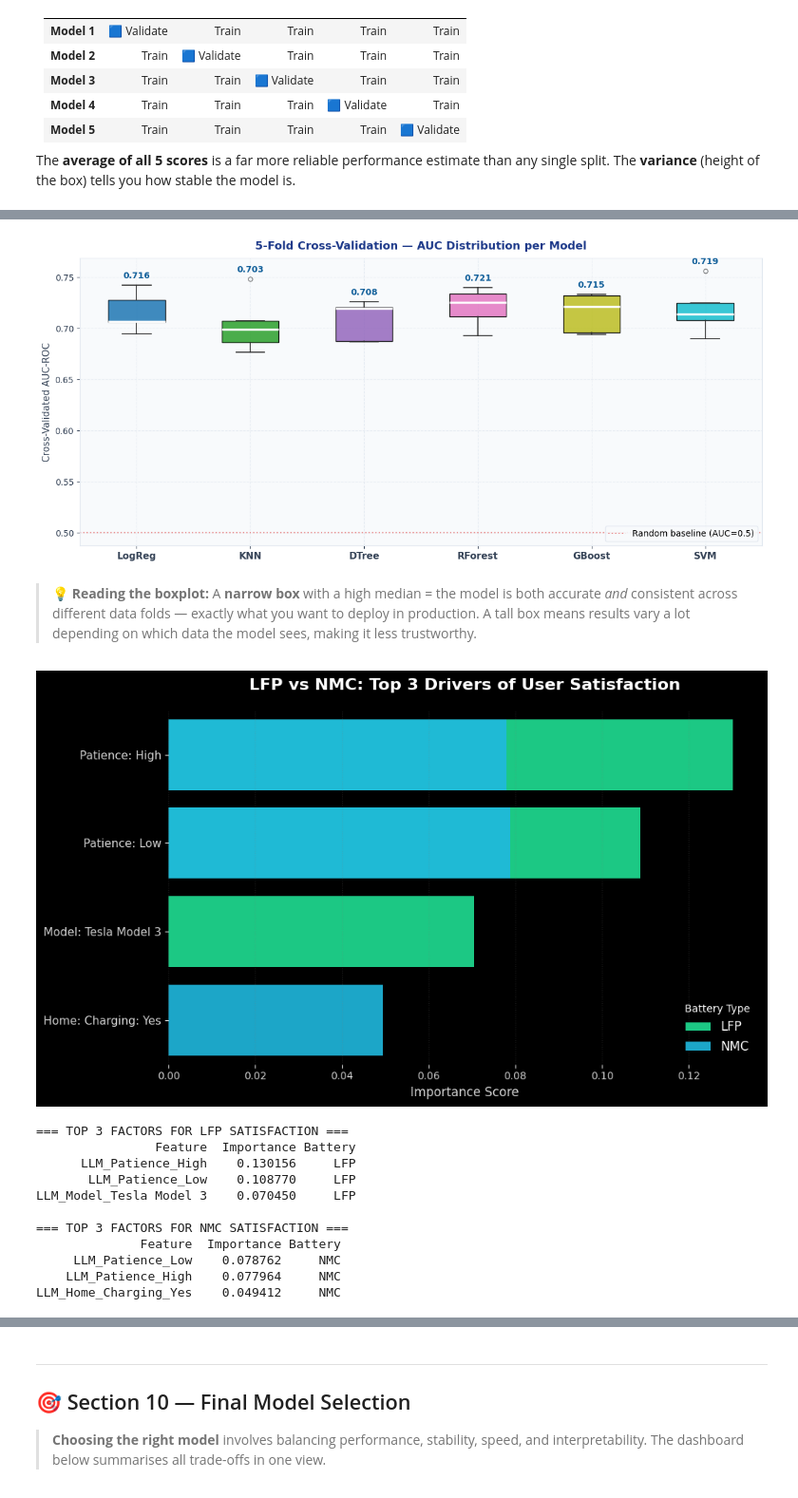
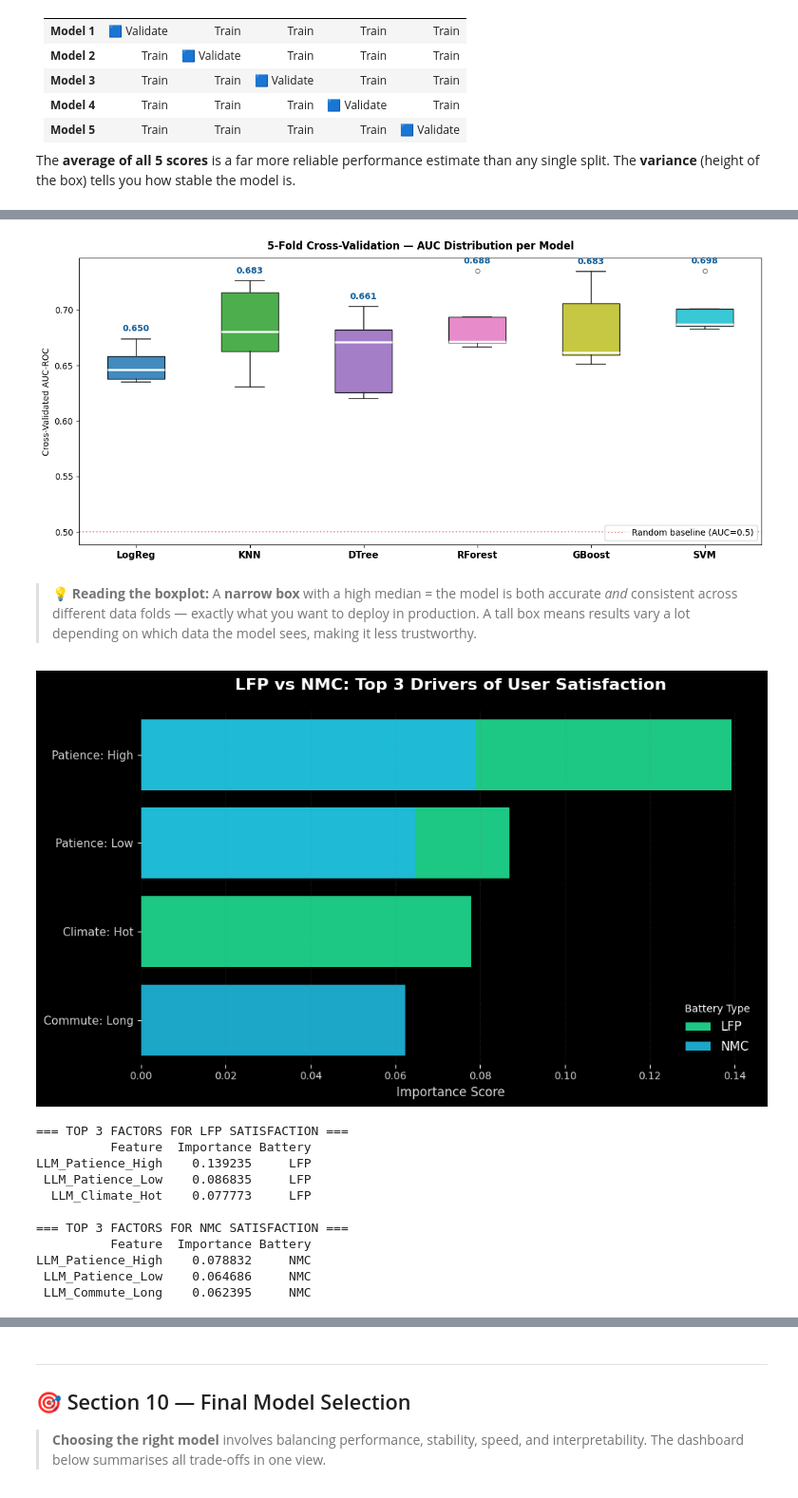
Before and after one commit to emrerkut/EV-Sentiment-Analysis--NMC-vs-LFP-, a Jupyter notebook: ML_Classification_Training_Evaluation_EV_Battery.ipynb, the cells around one changed output, grey strips where cells are left out. Shown at 95% size. Saved outputs shown, nothing was run; the diff lists cells and outputs as text; code cells hidden in the pictures.

```diff
--- a/ML_Classification_Training_Evaluation_EV_Battery.ipynb
+++ b/ML_Classification_Training_Evaluation_EV_Battery.ipynb
@@ -224,7 +224,7 @@ import pandas as pd
 import numpy as np
 
 # Load dataset
-df = pd.read_csv("data_will_use/reddit_training_data_before_final.csv")
+df = pd.read_csv("data_will_use/reddit_training_data_roberta_final_new.csv")
 
 TARGET = "LLM_Satisfaction"
 FEATURES = [c for c in df.columns if c != TARGET]
@@ -1183,7 +1183,7 @@ for i, name in enumerate(model_names):
 plt.tight_layout()
 plt.show()
 # %% [output]
-[figure, old version]
+[figure, new version]
 # %% [markdown]
 > 💡 **Reading the boxplot:** A **narrow box** with a high median = the model is both accurate *and* consistent across different data folds — exactly what you want to deploy in production. A tall box means results vary a lot depending on which data the model sees, making it less trustworthy.
 # %%
@@ -1196,11 +1196,11 @@ from sklearn.preprocessing import OneHotEncoder
 from sklearn.compose import ColumnTransformer
 from sklearn.pipeline import Pipeline
 
-# Fill NaNs to prevent errors
-df.fillna("Unknown", inplace=True)
+
+
 
 # Include all relevant features
-features = ['LLM_Model', 'LLM_Climate', 'LLM_Commute', 'LLM_Home_Charging', 'LLM_Patience']
+features = ['LLM_Battery', 'LLM_Climate', 'LLM_Commute','LLM_Home_Charging', 'LLM_Patience', 'LLM_Brand']
 target = 'LLM_Satisfaction'
 
 # Split the dataset
@@ -1261,45 +1261,45 @@ sns.barplot(
     x='Importance',
     y='Feature',
     hue='Battery',
     palette={'LFP': '#00ff99', 'NMC': '#00ccff'}, # Neon Green & Neon Blue
     dodge=False,
     alpha=0.9
 )
 
 plt.title("LFP vs NMC: Top 3 Drivers of User Satisfaction", fontsize=16, fontweight='bold', pad=20, color='white')
 plt.xlabel("Importance Score", fontsize=12, color='lightgray')
 plt.ylabel("", fontsize=12)
 plt.legend(title='Battery Type', fontsize=12, loc='lower right', frameon=False, labelcolor='white')
 
 # Aesthetic adjustments
 sns.despine(left=True, bottom=True)
 plt.grid(axis='x', color='gray', linestyle=':', alpha=0.3)
 plt.xticks(color='lightgray')
 plt.yticks(color='lightgray', fontsize=11)
 
 plt.tight_layout()
 plt.savefig("lfp_vs_nmc_top3_dark.png", dpi=300, transparent=True)
 plt.show()
 
 # Print Results
 print("\n=== TOP 3 FACTORS FOR LFP SATISFACTION ===")
 print(lfp_importances.head(3).to_string(index=False))
 
 print("\n=== TOP 3 FACTORS FOR NMC SATISFACTION ===")
 print(nmc_importances.head(3).to_string(index=False))
 # %% [output]
-[figure, old version]
+[figure, new version]
 === TOP 3 FACTORS FOR LFP SATISFACTION ===
-                Feature  Importance Battery
-      LLM_Patience_High    0.130156     LFP
-       LLM_Patience_Low    0.108770     LFP
-LLM_Model_Tesla Model 3    0.070450     LFP
+          Feature  Importance Battery
+LLM_Patience_High    0.139235     LFP
+ LLM_Patience_Low    0.086835     LFP
+  LLM_Climate_Hot    0.077773     LFP
 
 === TOP 3 FACTORS FOR NMC SATISFACTION ===
-              Feature  Importance Battery
-     LLM_Patience_Low    0.078762     NMC
-    LLM_Patience_High    0.077964     NMC
-LLM_Home_Charging_Yes    0.049412     NMC
+          Feature  Importance Battery
+LLM_Patience_High    0.078832     NMC
+ LLM_Patience_Low    0.064686     NMC
+ LLM_Commute_Long    0.062395     NMC
 # %%
 import pandas as pd
 import numpy as np
```
Also changed, not shown: parts of 23 cells of this notebook, 5 other files.
